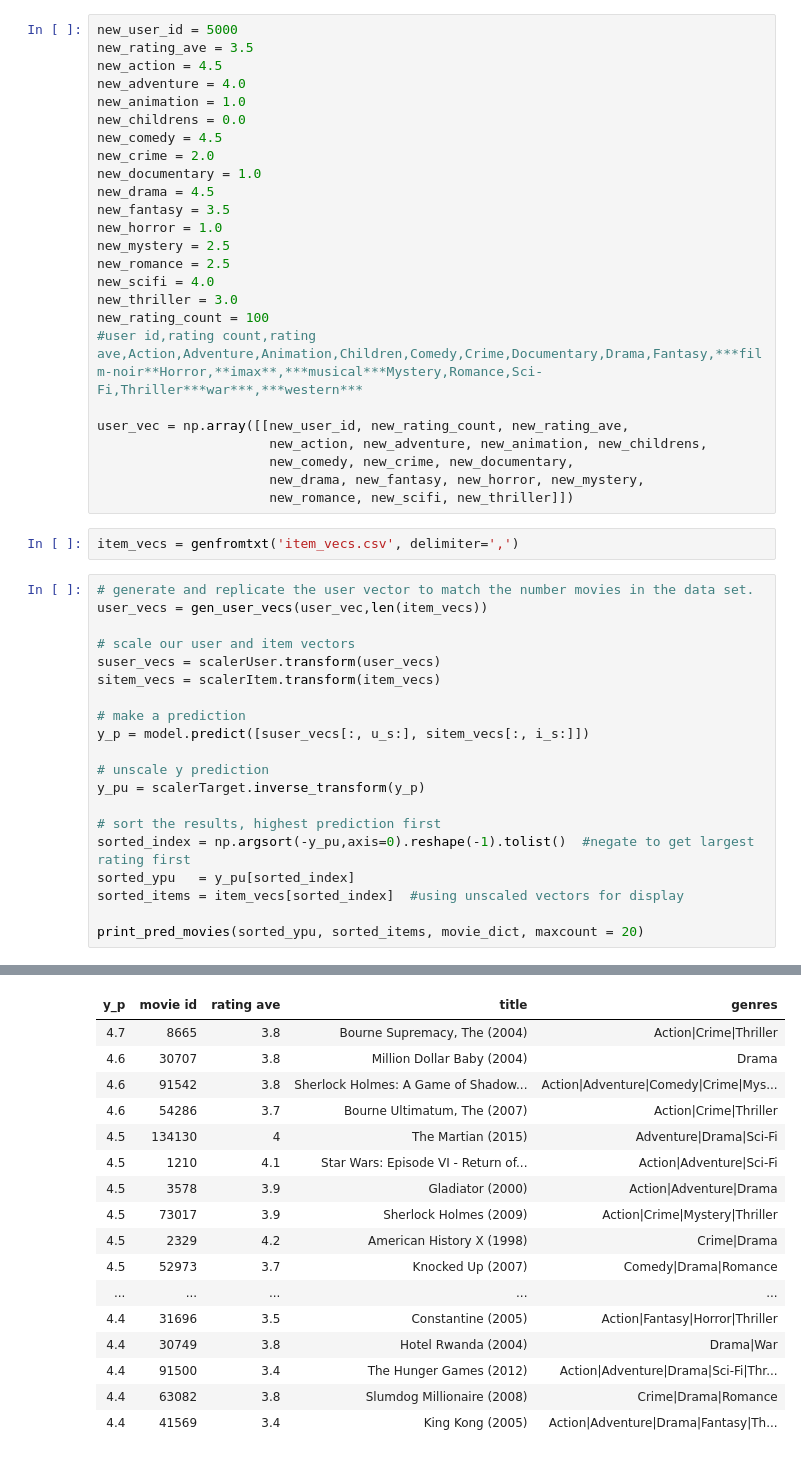
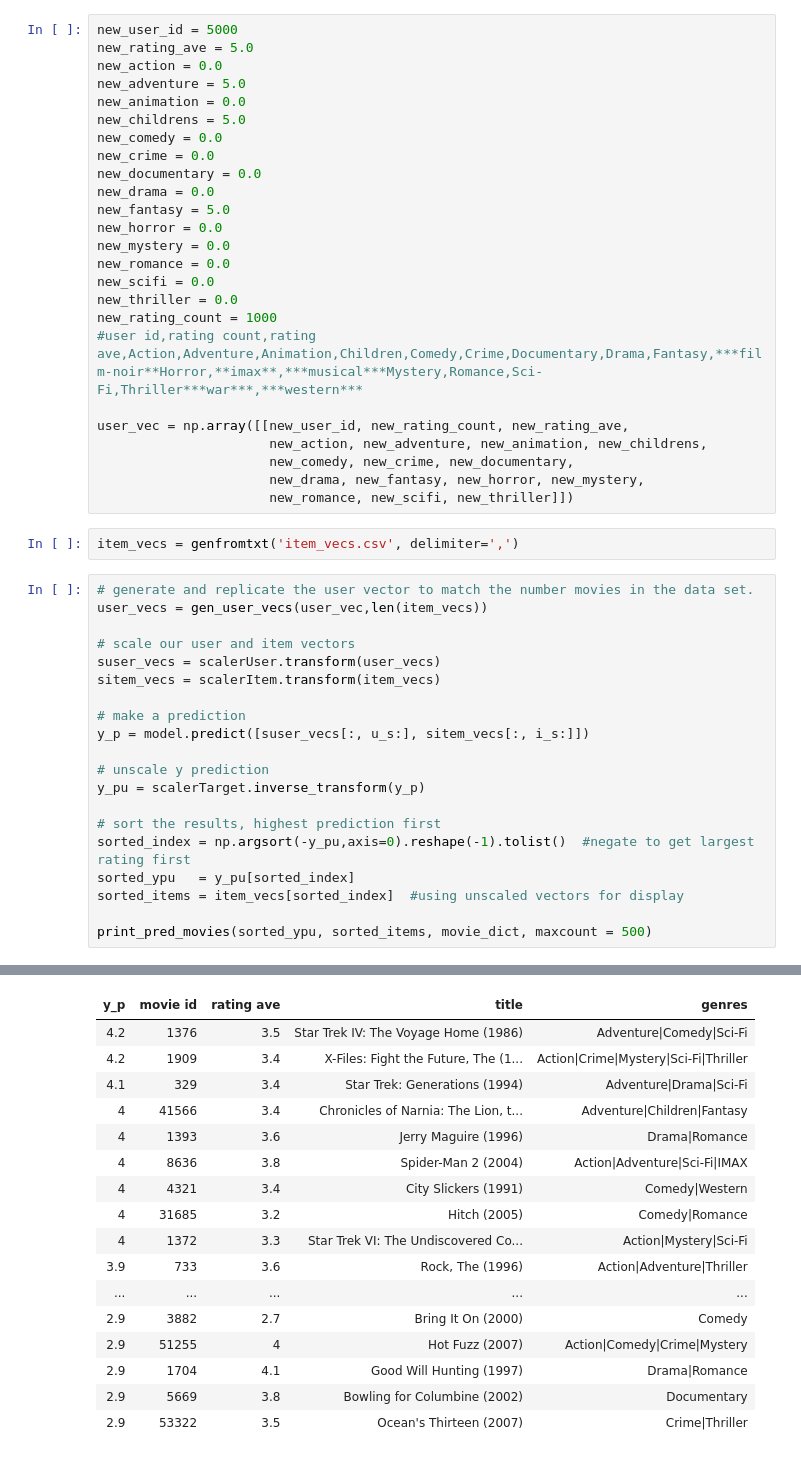
Before and after one commit to sewarslan/final_project, a Jupyter notebook: movie_recommender/model_testing.ipynb, the cells around one changed output, grey strips where cells are left out. Cells and saved outputs as stored; diff of their text form.

```diff
--- a/movie_recommender/model_testing.ipynb
+++ b/movie_recommender/model_testing.ipynb
@@ -93,22 +93,22 @@ with open('nn_model_23_05.pickle', 'rb') as f:
 #model.evaluate([user_test[:, u_s:], item_test[:, i_s:]], y_test)
 # %%
 new_user_id = 5000
-new_rating_ave = 3.5
-new_action = 4.5
-new_adventure = 4.0
-new_animation = 1.0
-new_childrens = 0.0
-new_comedy = 4.5
-new_crime = 2.0
-new_documentary = 1.0
-new_drama = 4.5
-new_fantasy = 3.5
-new_horror = 1.0
-new_mystery = 2.5
-new_romance = 2.5
-new_scifi = 4.0
-new_thriller = 3.0
-new_rating_count = 100
+new_rating_ave = 5.0
+new_action = 0.0
+new_adventure = 5.0
+new_animation = 0.0
+new_childrens = 5.0
+new_comedy = 0.0
+new_crime = 0.0
+new_documentary = 0.0
+new_drama = 0.0
+new_fantasy = 5.0
+new_horror = 0.0
+new_mystery = 0.0
+new_romance = 0.0
+new_scifi = 0.0
+new_thriller = 0.0
+new_rating_count = 1000
 #user id,rating count,rating ave,Action,Adventure,Animation,Children,Comedy,Crime,Documentary,Drama,Fantasy,***film-noir**Horror,**imax**,***musical***Mystery,Romance,Sci-Fi,Thriller***war***,***western***
 
 user_vec = np.array([[new_user_id, new_rating_count, new_rating_ave,
@@ -137,5 +137,5 @@ sorted_index = np.argsort(-y_pu,axis=0).reshape(-1).tolist()  #negate to get lar
 sorted_ypu   = y_pu[sorted_index]
 sorted_items = item_vecs[sorted_index]  #using unscaled vectors for display
 
-print_pred_movies(sorted_ypu, sorted_items, movie_dict, maxcount = 20)
+print_pred_movies(sorted_ypu, sorted_items, movie_dict, maxcount = 500)
 # %% [output]
@@ -143,20 +143,20 @@ print_pred_movies(sorted_ypu, sorted_items, movie_dict, maxcount = 20)
 | y_p | movie id | rating ave | title | genres |
-| 4.7 | 8665 | 3.8 | Bourne Supremacy, The (2004) | Action|Crime|Thriller |
-| 4.6 | 30707 | 3.8 | Million Dollar Baby (2004) | Drama |
-| 4.6 | 91542 | 3.8 | Sherlock Holmes: A Game of Shadow... | Action|Adventure|Comedy|Crime|Mys... |
-| 4.6 | 54286 | 3.7 | Bourne Ultimatum, The (2007) | Action|Crime|Thriller |
-| 4.5 | 134130 | 4 | The Martian (2015) | Adventure|Drama|Sci-Fi |
-| 4.5 | 1210 | 4.1 | Star Wars: Episode VI - Return of... | Action|Adventure|Sci-Fi |
-| 4.5 | 3578 | 3.9 | Gladiator (2000) | Action|Adventure|Drama |
-| 4.5 | 73017 | 3.9 | Sherlock Holmes (2009) | Action|Crime|Mystery|Thriller |
-| 4.5 | 2329 | 4.2 | American History X (1998) | Crime|Drama |
-| 4.5 | 52973 | 3.7 | Knocked Up (2007) | Comedy|Drama|Romance |
+| 4.2 | 1376 | 3.5 | Star Trek IV: The Voyage Home (1986) | Adventure|Comedy|Sci-Fi |
+| 4.2 | 1909 | 3.4 | X-Files: Fight the Future, The (1... | Action|Crime|Mystery|Sci-Fi|Thriller |
+| 4.1 | 329 | 3.4 | Star Trek: Generations (1994) | Adventure|Drama|Sci-Fi |
+| 4 | 41566 | 3.4 | Chronicles of Narnia: The Lion, t... | Adventure|Children|Fantasy |
+| 4 | 1393 | 3.6 | Jerry Maguire (1996) | Drama|Romance |
+| 4 | 8636 | 3.8 | Spider-Man 2 (2004) | Action|Adventure|Sci-Fi|IMAX |
+| 4 | 4321 | 3.4 | City Slickers (1991) | Comedy|Western |
+| 4 | 31685 | 3.2 | Hitch (2005) | Comedy|Romance |
+| 4 | 1372 | 3.3 | Star Trek VI: The Undiscovered Co... | Action|Mystery|Sci-Fi |
+| 3.9 | 733 | 3.6 | Rock, The (1996) | Action|Adventure|Thriller |
 | ... | ... | ... | ... | ... |
-| 4.4 | 31696 | 3.5 | Constantine (2005) | Action|Fantasy|Horror|Thriller |
-| 4.4 | 30749 | 3.8 | Hotel Rwanda (2004) | Drama|War |
-| 4.4 | 91500 | 3.4 | The Hunger Games (2012) | Action|Adventure|Drama|Sci-Fi|Thr... |
-| 4.4 | 63082 | 3.8 | Slumdog Millionaire (2008) | Crime|Drama|Romance |
-| 4.4 | 41569 | 3.4 | King Kong (2005) | Action|Adventure|Drama|Fantasy|Th... |
+| 2.9 | 3882 | 2.7 | Bring It On (2000) | Comedy |
+| 2.9 | 51255 | 4 | Hot Fuzz (2007) | Action|Comedy|Crime|Mystery |
+| 2.9 | 1704 | 4.1 | Good Will Hunting (1997) | Drama|Romance |
+| 2.9 | 5669 | 3.8 | Bowling for Columbine (2002) | Documentary |
+| 2.9 | 53322 | 3.5 | Ocean's Thirteen (2007) | Crime|Thriller |
 # %%
 uid = 5
 # form a set of user vectors. This is the same vector, transformed and repeated.
```
Also changed, not shown: parts of 2 cells of this notebook, 31 other files.
